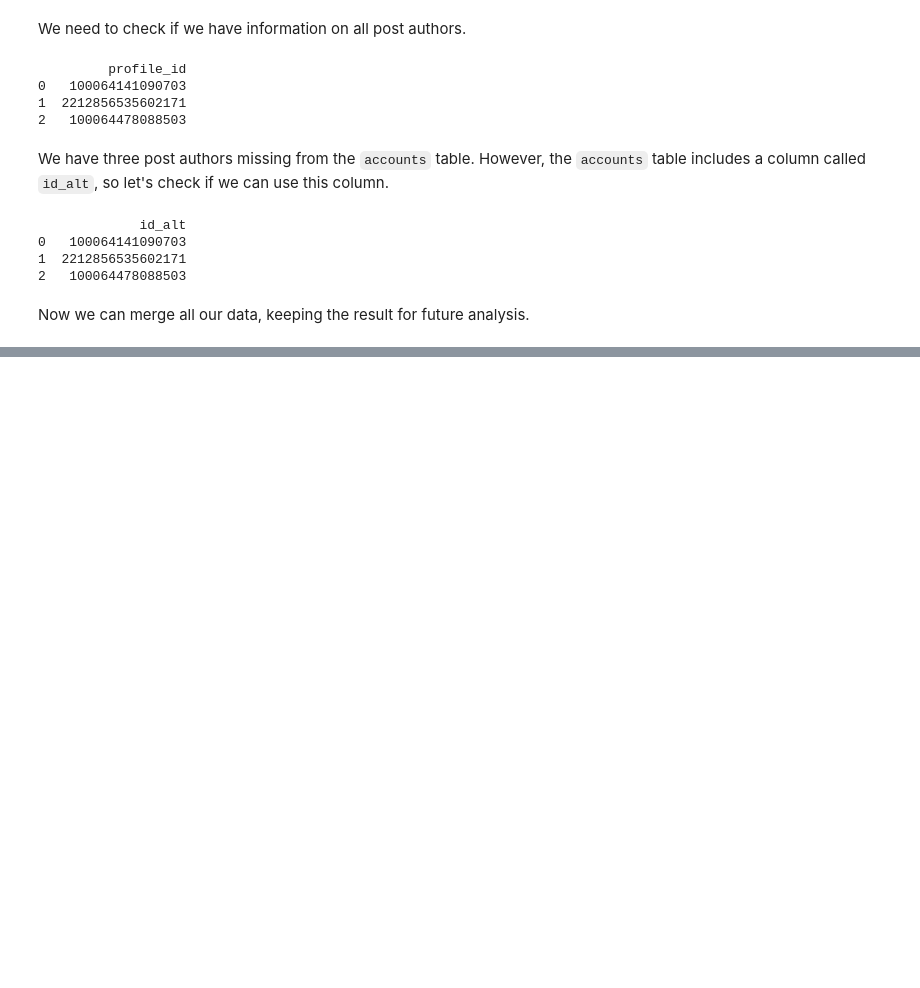
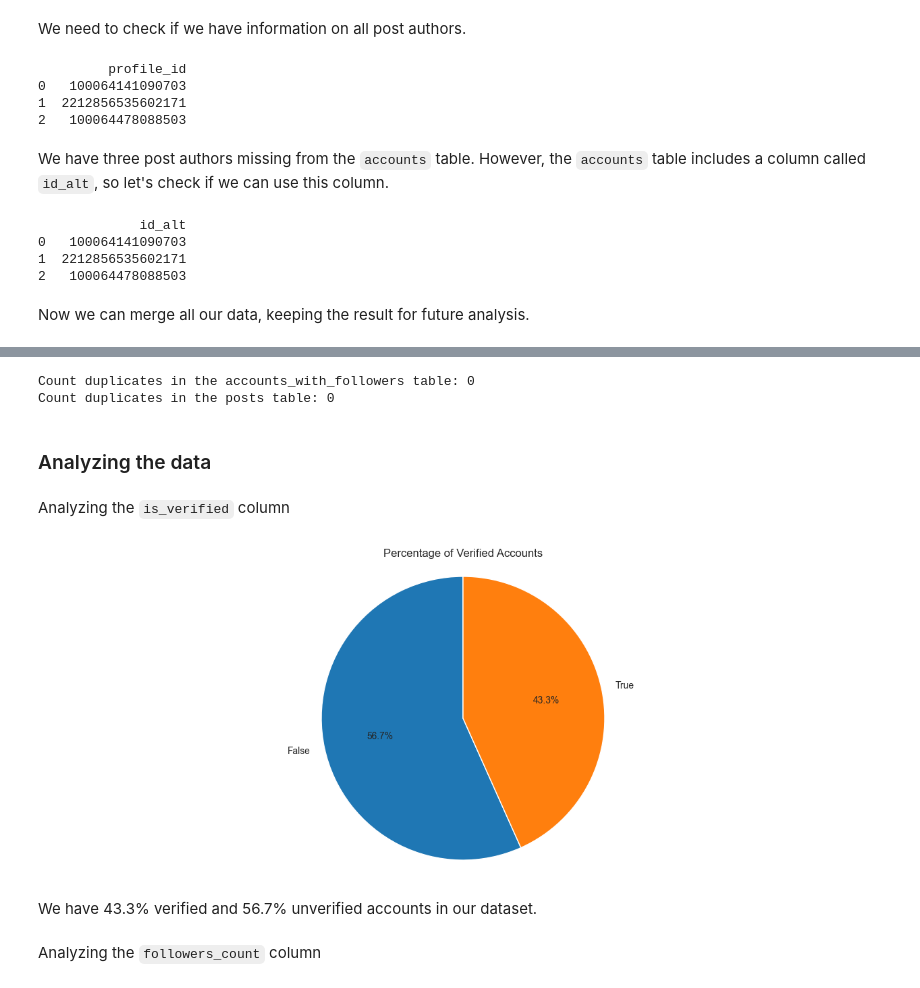
Before and after one commit to mariakyrychok/facebook_eda, a Jupyter notebook: main.ipynb, the cells around one changed output, grey strips where cells are left out. Saved outputs shown, nothing was run; the diff lists cells and outputs as text; code cells hidden in the pictures; blank space fills up the shorter version.

```diff
--- a/main.ipynb
+++ b/main.ipynb
@@ -141,3 +185,3 @@ During the overview, we observed that the `restricted` column is completely empt
 # %%
-columns_to_drop = ['_id', 'restricted', '_status', 'id', 'id_alt']
-accounts_with_posts_data = accounts_with_posts_data.drop(columns=columns_to_drop)
+columns_to_drop = ['_id', 'restricted', '_status']
+accounts_with_followers = accounts_with_followers.drop(columns=columns_to_drop)
@@ -152,0 +190,9 @@ accounts_with_posts_data.head()
+# %%
+accounts_with_followers[['username', 'description']] = (
+    accounts_with_followers[['username', 'description']].fillna('unknown')
+)
+accounts_with_followers['is_verified'] = accounts_with_followers['is_verified'].fillna('False')
+accounts_with_followers['id_alt'] = accounts_with_followers['id_alt'].fillna(accounts_with_followers['id'])
+
+#remove "group/" from username
+accounts_with_followers['username'] = accounts_with_followers['username'].str.replace(r'^group/', '', regex=True)
@@ -152,0 +201,28 @@ accounts_with_posts_data.head()
+# %%
+accounts_with_followers['is_verified'] = accounts_with_followers['is_verified'].astype(bool)
+accounts_with_followers['id_alt'] = accounts_with_followers['id_alt'].astype(int)
+posts['created_time'] = pd.to_datetime(posts['created_time'])
+# %%
+print('Count duplicates in the accounts_with_followers table:', accounts_with_followers.duplicated().sum())
+print('Count duplicates in the posts table:', posts.duplicated().sum())
+# %% [output]
+Count duplicates in the accounts_with_followers table: 0
+Count duplicates in the posts table: 0
+# %% [markdown]
+### Analyzing the data
+# %% [markdown]
+Analyzing the `is_verified` column
+# %%
+percent_verified = (accounts_with_followers['is_verified'].value_counts(normalize=True) * 100).round(1)
+# %%
+plt.figure(figsize=(16, 6))
+plt.pie(percent_verified, labels=percent_verified.index.astype(str), autopct='%1.1f%%', startangle=90)
+plt.title('Percentage of Verified Accounts')
+plt.axis('equal')
+plt.show()
+# %% [output]
+[figure, added]
+# %% [markdown]
+We have 43.3% verified and 56.7% unverified accounts in our dataset.
+# %% [markdown]
+Analyzing the `followers_count` column
```
Also changed, not shown: parts of 51 cells of this notebook.
